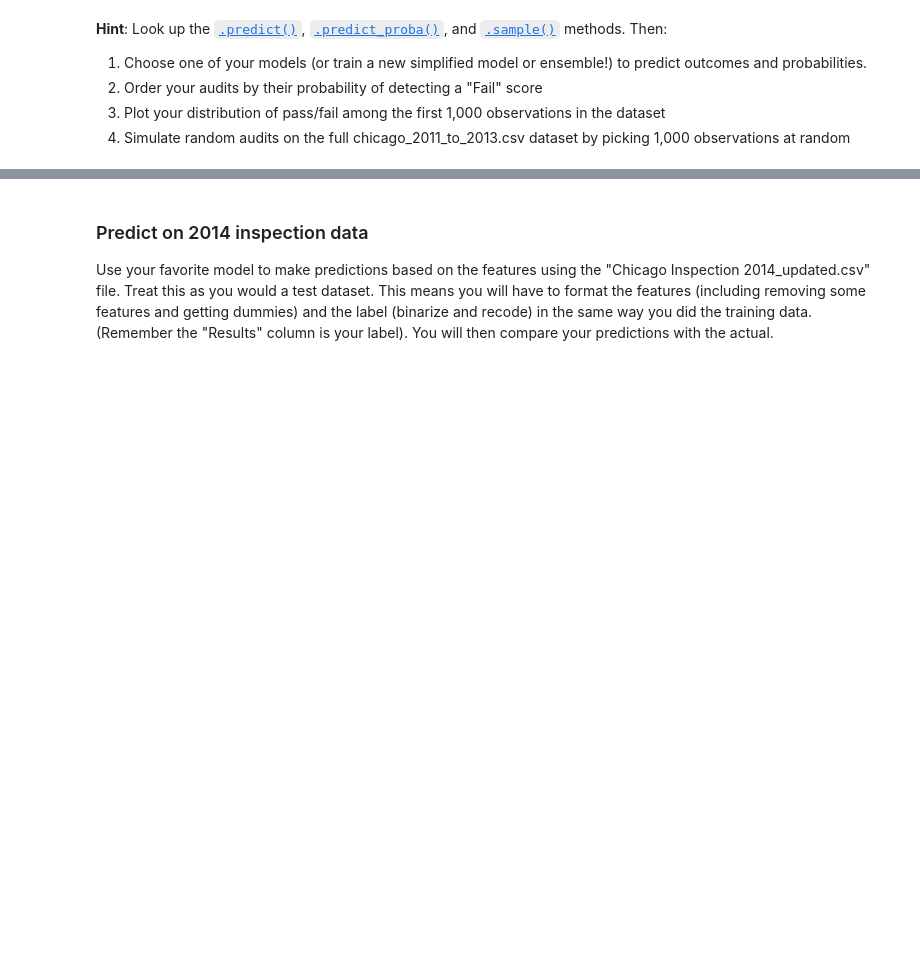
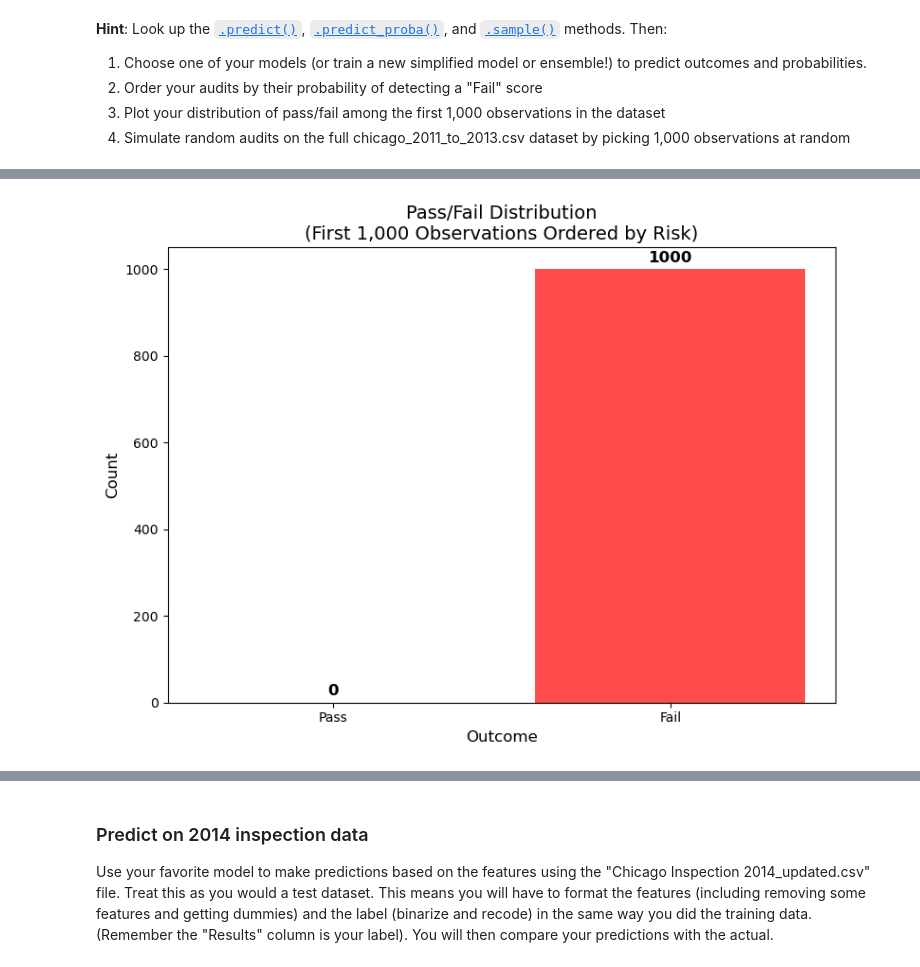
Before and after one commit to lazzarac/Computational-Social-Science-Training-Program, a Jupyter notebook: Projects/Project 3/Project 3 Students.ipynb, the cells around one changed output, grey strips where cells are left out. Cells and saved outputs as stored; diff of their text form; code cells hidden in the pictures; blank space fills up the shorter version.

```diff
--- a/Projects/Project 3/Project 3 Students.ipynb
+++ b/Projects/Project 3/Project 3 Students.ipynb
@@ -458,4 +537,6 @@ Use tools like coefficient plots or feature importance plots to investigate your
 # %%
 #
 # 1. Choose one of your models (or train a new simplified model or ensemble!) to predict outcomes and probabilities.
-# -----------
+predictions = best_xgb_model.predict(X)
+probabilities = best_xgb_model.predict_proba(X)
+prob_fail = probabilities[:, 1]
@@ -473,0 +555,41 @@ Use tools like coefficient plots or feature importance plots to investigate your
+# %%
+#
+# 2. Order your audits by their probability of detecting a "Fail" score
+
+# creating dataframe with the predictions and probabilities.
+audits_df = pd.DataFrame({
+    'prob_fail': prob_fail,
+    'predicted_outcome': predictions
+})
+
+# adding the index to keep track of original observation numbers.
+audits_df['original_index'] = audits_df.index
+
+# ordering by probability of fail (highest to lowest).
+audits_ordered = audits_df.sort_values('prob_fail', ascending=False).reset_index(drop=True)
+# %%
+#
+# 3. Plot your distribution of pass/fail among the first 1,000 observations in the dataset
+
+# getting first 1,000 observations from the ordered dataset
+first_1000 = audits_ordered.head(1000)
+
+# counting passes and fails
+pass_count = (first_1000['predicted_outcome'] == 0).sum()
+fail_count = (first_1000['predicted_outcome'] == 1).sum()
+
+# plotting
+plt.figure(figsize=(8, 6))
+plt.bar(['Pass', 'Fail'], [pass_count, fail_count], color=['green', 'red'], alpha=0.7)
+plt.title('Pass/Fail Distribution\n(First 1,000 Observations Ordered by Risk)', fontsize=14)
+plt.ylabel('Count', fontsize=12)
+plt.xlabel('Outcome', fontsize=12)
+
+# adding count labels on top of bars
+plt.text(0, pass_count + 10, str(pass_count), ha='center', va='bottom', fontsize=12, fontweight='bold')
+plt.text(1, fail_count + 10, str(fail_count), ha='center', va='bottom', fontsize=12, fontweight='bold')
+
+plt.tight_layout()
+plt.show()
+# %% [output]
+[figure, added]
```
Also changed, not shown: parts of 19 cells of this notebook.
